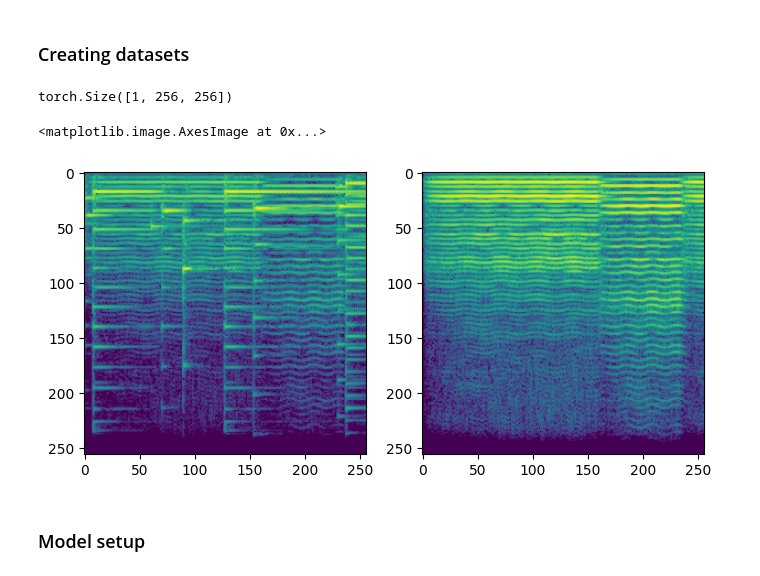
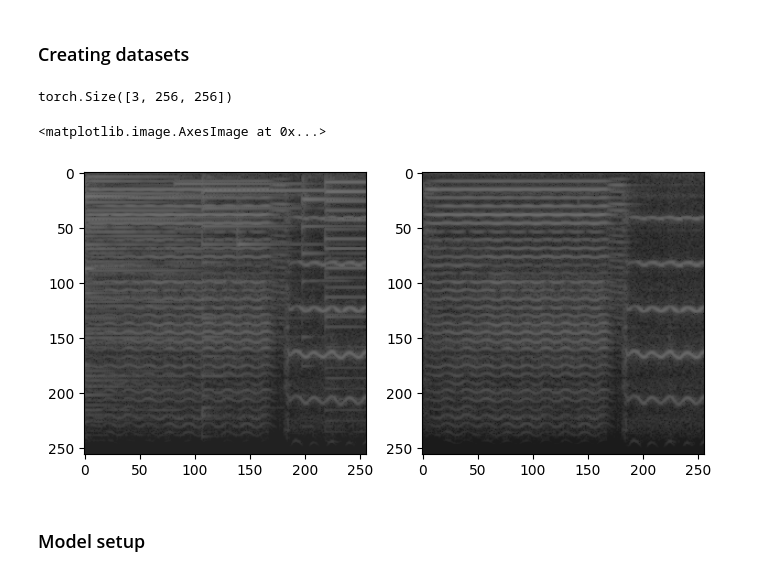
Before and after one commit to aleksolberg/DiffusionFastForward, a Jupyter notebook: conditional-diffusion.ipynb, the cells around one changed output. Cells and saved outputs as stored; diff of their text form; code cells hidden in the pictures.

```diff
--- a/conditional-diffusion.ipynb
+++ b/conditional-diffusion.ipynb
@@ -18,36 +19,36 @@ device = torch.device("cuda:0" if torch.cuda.is_available() else "cpu")
 # %%
 from dataset import SpectrogramDataset
 
 train_ds=SpectrogramDataset(target_dir='datasets/randomMIDI/PianoViolin11025/WAV/train/ins3',
                             condition_dir='datasets/randomMIDI/PianoViolin11025/WAV/train/mix',
                             return_pair=True,
-                            out_channels=1
+                            out_channels=3
                      )
 
 
 valid_ds=SpectrogramDataset(target_dir='datasets/randomMIDI/PianoViolin11025/WAV/val/ins3',
                           condition_dir='datasets/randomMIDI/PianoViolin11025/WAV/val/mix',
                           return_pair=True,
-                          out_channels=1
+                          out_channels=3
                      )
 
 test_ds=SpectrogramDataset(target_dir='datasets/randomMIDI/PianoViolin11025/WAV/test/ins3',
                            condition_dir='datasets/randomMIDI/PianoViolin11025/WAV/test/mix',
                            return_pair=True,
-                           out_channels=1
+                           out_channels=3
                      )
 
 img1,img2=train_ds[0]
 print(img1.shape)
 
 plt.subplot(1,2,1)
 plt.imshow(img1.permute(1,2,0))
 plt.subplot(1,2,2)
 plt.imshow(img2.permute(1,2,0))
 # %% [output]
-torch.Size([1, 256, 256])
+torch.Size([3, 256, 256])
 <matplotlib.image.AxesImage at 0x...>
-[figure, old version]
+[figure, new version]
 # %% [markdown]
 ### Model setup
 # %%
```
Also changed, not shown: parts of 10 cells of this notebook, 9 other files.
